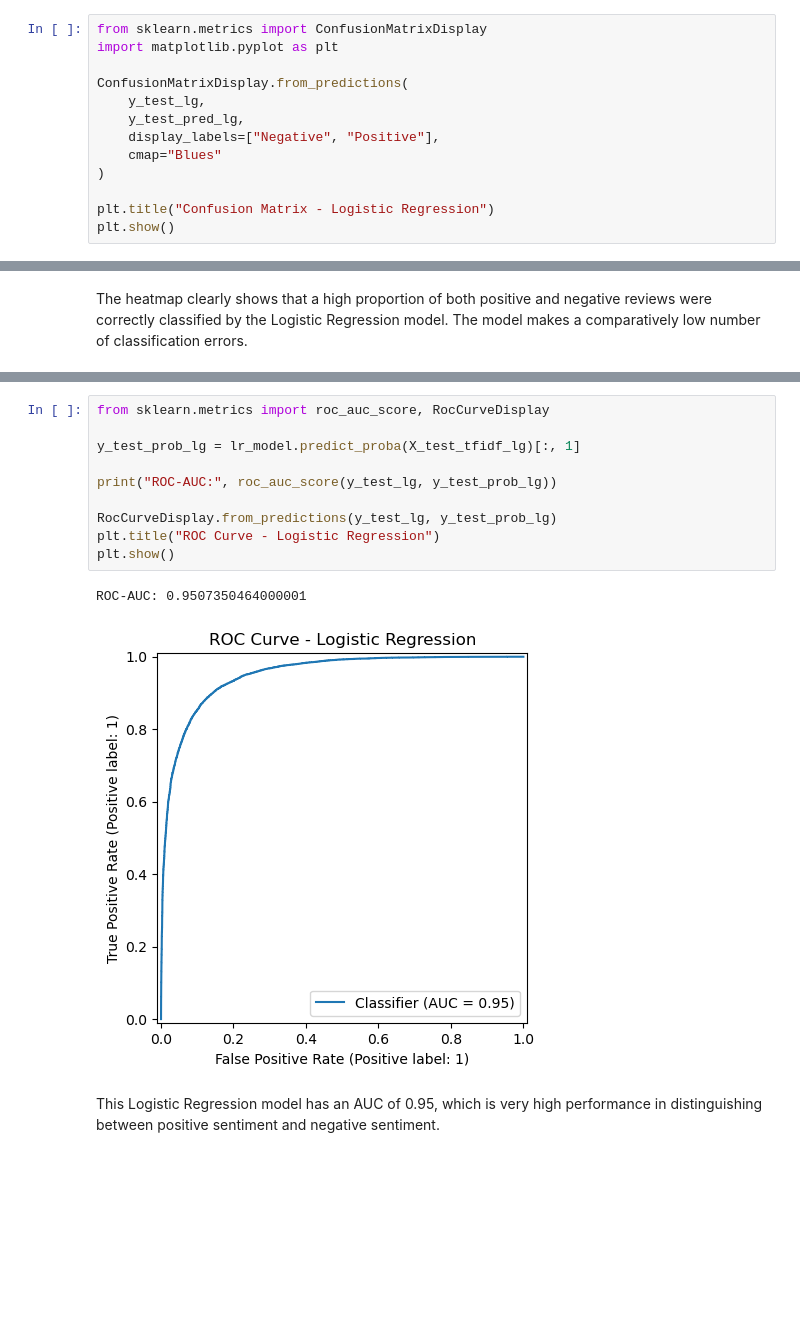
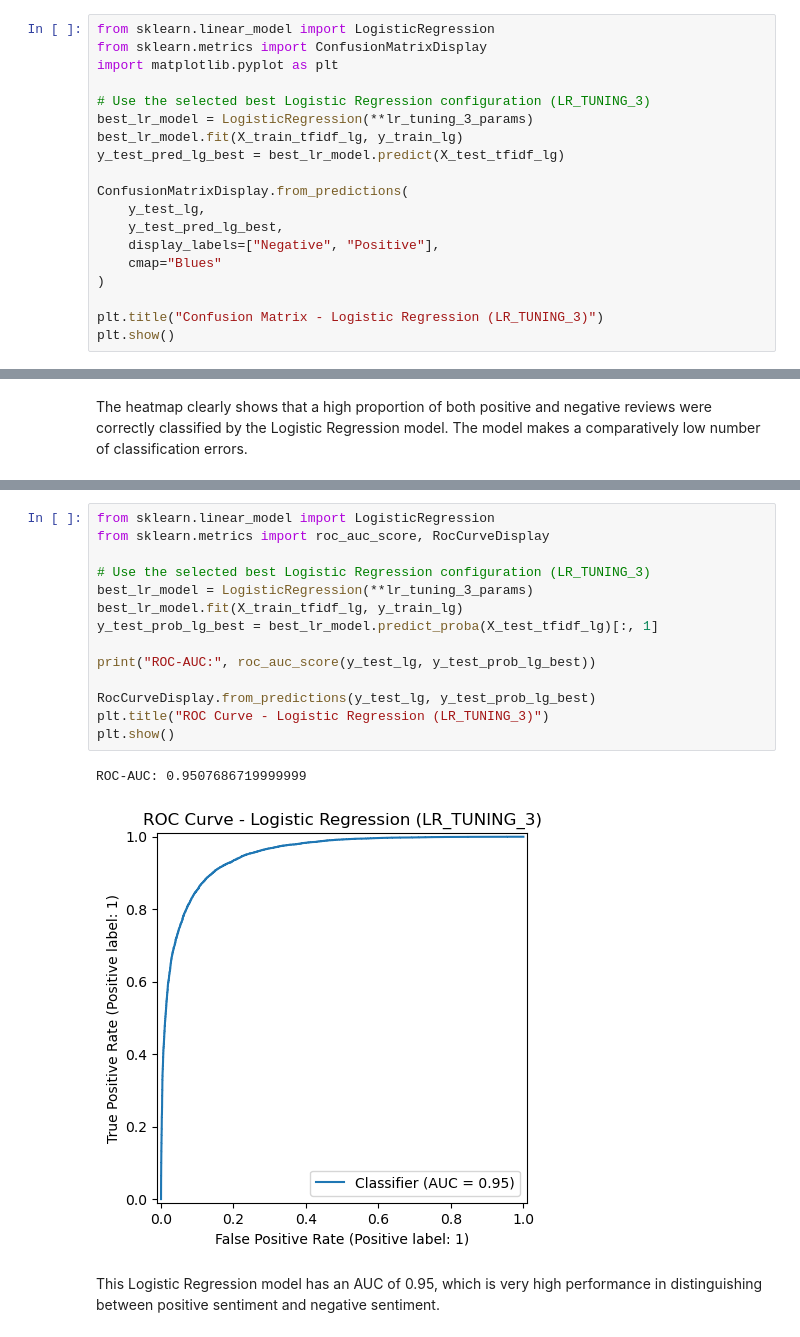
Before and after one commit to gsonego/2nd__Submission, a Jupyter notebook: SWRDC9011_ML_CA4_Group_Project_IMDB_003.ipynb, the cells around one changed output, grey strips where cells are left out. Drawn from its saved outputs; the diff is of its cells as text; blank space fills up the shorter version.

```diff
--- a/SWRDC9011_ML_CA4_Group_Project_IMDB_003.ipynb
+++ b/SWRDC9011_ML_CA4_Group_Project_IMDB_003.ipynb
@@ -1409,16 +1413,22 @@ The visualisations provide a clear view of the variation in coefficient values.
 # %% [markdown]
 A Confusion Matrix helps to visualise how many negative reviews were correctly classified, how many positive reviews were correctly classified, and how many false positives and false negatives occurred.
 # %%
+from sklearn.linear_model import LogisticRegression
 from sklearn.metrics import ConfusionMatrixDisplay
 import matplotlib.pyplot as plt
 
+# Use the selected best Logistic Regression configuration (LR_TUNING_3)
+best_lr_model = LogisticRegression(**lr_tuning_3_params)
+best_lr_model.fit(X_train_tfidf_lg, y_train_lg)
+y_test_pred_lg_best = best_lr_model.predict(X_test_tfidf_lg)
+
 ConfusionMatrixDisplay.from_predictions(
     y_test_lg,
-    y_test_pred_lg,
+    y_test_pred_lg_best,
     display_labels=["Negative", "Positive"],
     cmap="Blues"
 )
 
-plt.title("Confusion Matrix - Logistic Regression")
+plt.title("Confusion Matrix - Logistic Regression (LR_TUNING_3)")
 plt.show()
 # %% [output]
@@ -1434,16 +1444,20 @@ Additionally, the Area Under the Curve (AUC) provide a single metric of performa
 # %%
+from sklearn.linear_model import LogisticRegression
 from sklearn.metrics import roc_auc_score, RocCurveDisplay
 
-y_test_prob_lg = lr_model.predict_proba(X_test_tfidf_lg)[:, 1]
+# Use the selected best Logistic Regression configuration (LR_TUNING_3)
+best_lr_model = LogisticRegression(**lr_tuning_3_params)
+best_lr_model.fit(X_train_tfidf_lg, y_train_lg)
+y_test_prob_lg_best = best_lr_model.predict_proba(X_test_tfidf_lg)[:, 1]
 
-print("ROC-AUC:", roc_auc_score(y_test_lg, y_test_prob_lg))
+print("ROC-AUC:", roc_auc_score(y_test_lg, y_test_prob_lg_best))
 
-RocCurveDisplay.from_predictions(y_test_lg, y_test_prob_lg)
-plt.title("ROC Curve - Logistic Regression")
+RocCurveDisplay.from_predictions(y_test_lg, y_test_prob_lg_best)
+plt.title("ROC Curve - Logistic Regression (LR_TUNING_3)")
 plt.show()
 # %% [output]
-ROC-AUC: 0.9507350464000001
+ROC-AUC: 0.9507686719999999
-[figure, old version]
+[figure, new version]
 # %% [markdown]
 This Logistic Regression model has an AUC of 0.95, which is very high performance in distinguishing between positive sentiment and negative sentiment.
 # %% [markdown]
```
Also changed, not shown: parts of 29 cells of this notebook.
